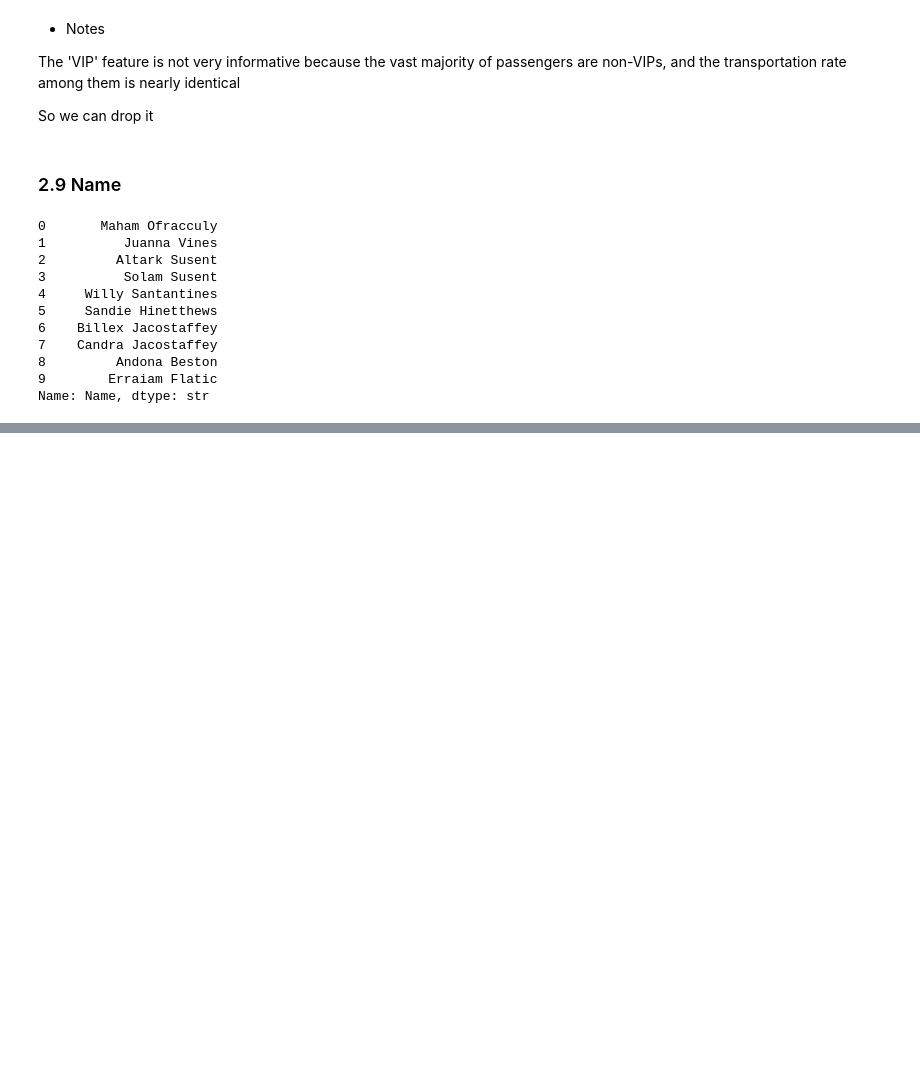
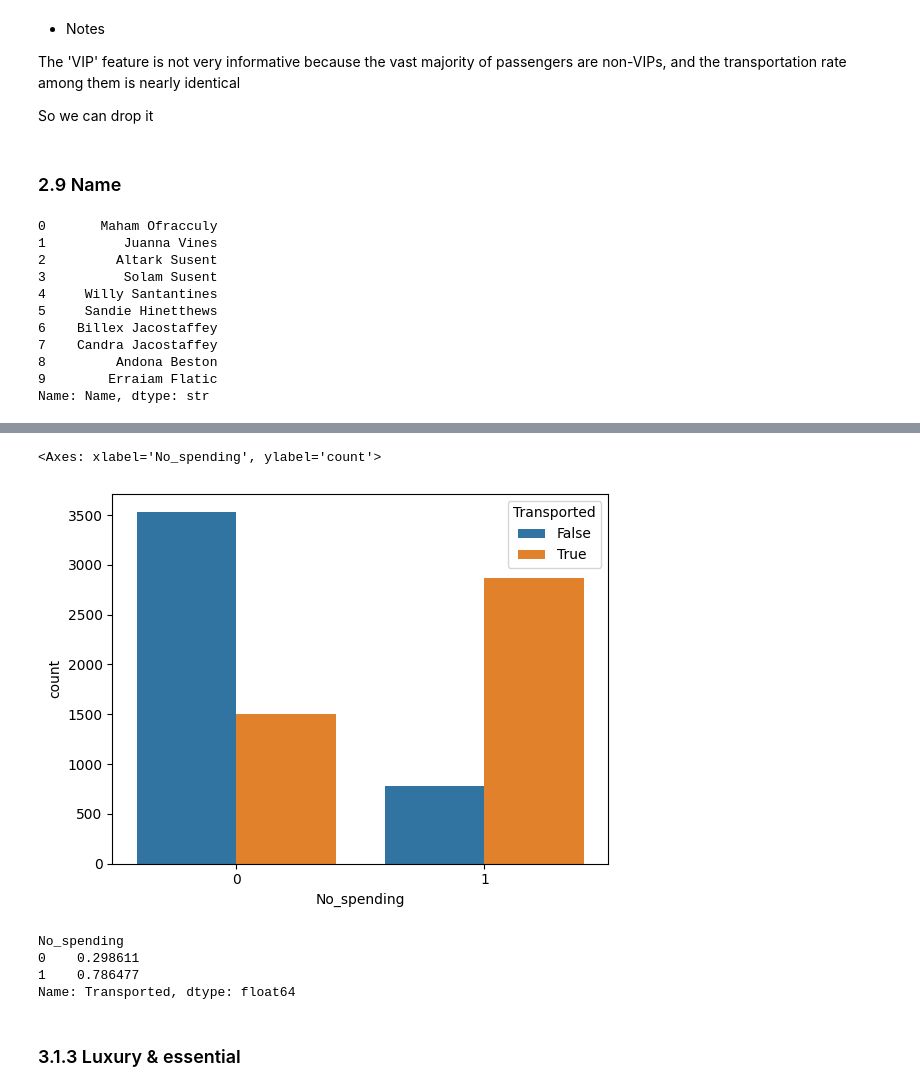
Before and after one commit to bina02/kaggle-Spaceship-titanic, a Jupyter notebook: main.ipynb, the cells around one changed output, grey strips where cells are left out. Saved outputs shown, nothing was run; the diff lists cells and outputs as text; code cells hidden in the pictures; blank space fills up the shorter version.

```diff
--- a/main.ipynb
+++ b/main.ipynb
@@ -291,0 +328,16 @@ Name: Name, dtype: str
+# %%
+# No_spending distribution
+
+sns.countplot(x=X_cp['No_spending'], hue=X_cp['Transported'])
+# %% [output]
+<Axes: xlabel='No_spending', ylabel='count'>
+[figure, added]
+# %%
+X_cp.groupby(['No_spending'])['Transported'].mean()
+# %% [output]
+No_spending
+0    0.298611
+1    0.786477
+Name: Transported, dtype: float64
+# %% [markdown]
+### 3.1.3 Luxury & essential
```
Also changed, not shown: parts of 30 cells of this notebook.
